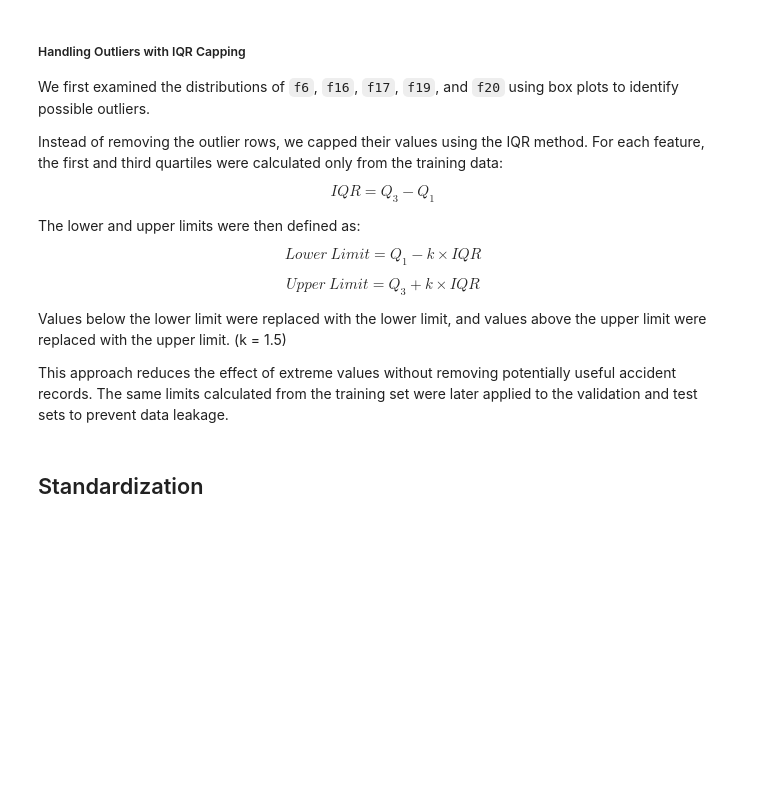
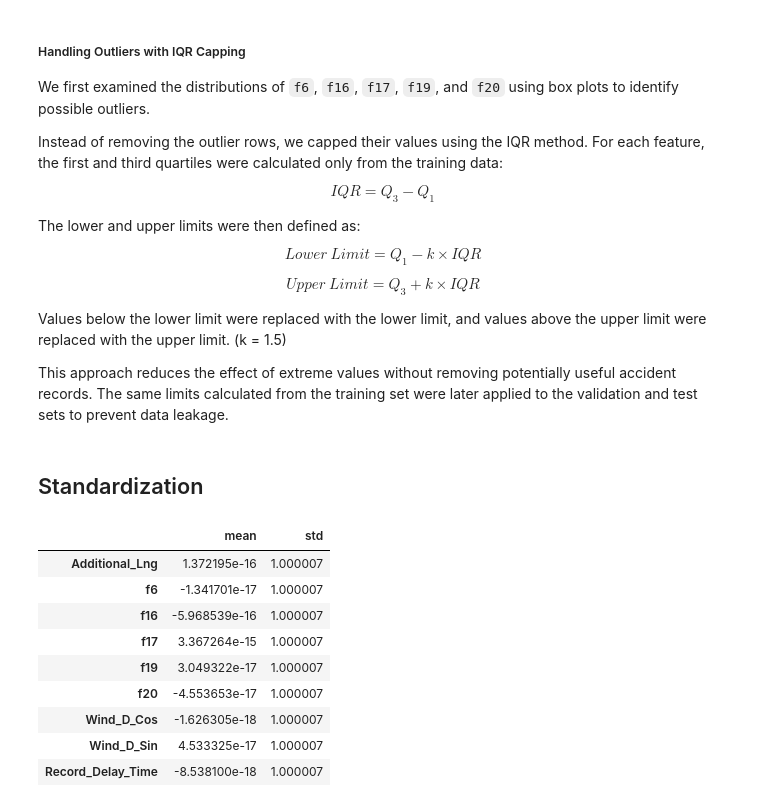
Before and after one commit to SepehrGhorashi/us-accident-severity-prediction, a Jupyter notebook: 02_data_processing.ipynb, the cells around one changed output. Drawn from its saved outputs; the diff is of its cells as text; code cells hidden in the pictures; blank space fills up the shorter version.

```diff
--- a/02_data_processing.ipynb
+++ b/02_data_processing.ipynb
@@ -1412,6 +1413,14 @@ Missing values after wind imputation:
 | 143 | TX | Fort Worth | Unknown | -0.095475 | 0.079158 |
 | 267 | CA | Corte Madera | Unknown | -0.197126 | -0.274901 |
 | 284 | NC | Chapel Hill | Unknown | -0.056683 | -0.124380 |
+# %%
+# Drop the original wind direction column
+for dataset in [train_df, validation_df, test_df]:
+    dataset.drop(
+        columns=["Wind_Direction"],
+        inplace=True,
+        errors="ignore"
+    )
 # %% [markdown]
 ##### Handling Wind_Direction Feature
 
@@ -1564,11 +1624,12 @@ for dataset in [
     validation_df,
     test_df
 ]:
-    # Convert time columns to datetime
+
     dataset["Accident_Time"] = pd.to_datetime(
-        dataset["Accident_Time"],
-        errors="coerce"
-    )
+    dataset["Accident_Time"],
+    format="mixed",
+    errors="coerce"
+    ).dt.floor("s") #some of the values in Accident_Time were like : 2022-07-04 14:05:00.000000000
 
     dataset["Weather_Time"] = pd.to_datetime(
         dataset["Weather_Time"],
@@ -2271,0 +2364,80 @@ This approach reduces the effect of extreme values without removing potentially
+# %%
+from sklearn.preprocessing import StandardScaler
+
+columns_to_standardize = [
+    "Additional_Lng",
+    "f6",
+    "f16",
+    "f17",
+    "f19",
+    "f20",
+    "Wind_D_Cos",
+    "Wind_D_Sin",
+    "Record_Delay_Time"
+]
+
+# Convert columns to numeric
+for dataset in [train_df, validation_df, test_df]:
+    dataset[columns_to_standardize] = (
+        dataset[columns_to_standardize]
+        .apply(pd.to_numeric, errors="coerce")
+    )
+
+# Check invalid values
+for dataset_name, dataset in {
+    "Train": train_df,
+    "Validation": validation_df,
+    "Test": test_df
+}.items():
+    missing_count = (
+        dataset[columns_to_standardize]
+        .isna()
+        .sum()
+        .sum()
+    )
+
+    if missing_count > 0:
+        raise ValueError(
+            f"{dataset_name} contains {missing_count} missing "
+            "values in columns selected for standardization."
+        )
+
+# Fit only on train
+numeric_scaler = StandardScaler()
+
+train_df[columns_to_standardize] = (
+    numeric_scaler.fit_transform(
+        train_df[columns_to_standardize]
+    )
+)
+
+# Apply train scaler to validation and test
+validation_df[columns_to_standardize] = (
+    numeric_scaler.transform(
+        validation_df[columns_to_standardize]
+    )
+)
+
+test_df[columns_to_standardize] = (
+    numeric_scaler.transform(
+        test_df[columns_to_standardize]
+    )
+)
+
+# Check train statistics
+display(
+    train_df[columns_to_standardize]
+    .agg(["mean", "std"])
+    .T
+)
+# %% [output]
+|  | mean | std |
+| Additional_Lng | 1.372195e-16 | 1.000007 |
+| f6 | -1.341701e-17 | 1.000007 |
+| f16 | -5.968539e-16 | 1.000007 |
+| f17 | 3.367264e-15 | 1.000007 |
+| f19 | 3.049322e-17 | 1.000007 |
+| f20 | -4.553653e-17 | 1.000007 |
+| Wind_D_Cos | -1.626305e-18 | 1.000007 |
+| Wind_D_Sin | 4.533325e-17 | 1.000007 |
+| Record_Delay_Time | -8.538100e-18 | 1.000007 |
```
Also changed, not shown: parts of 15 cells of this notebook, 1 other file.
